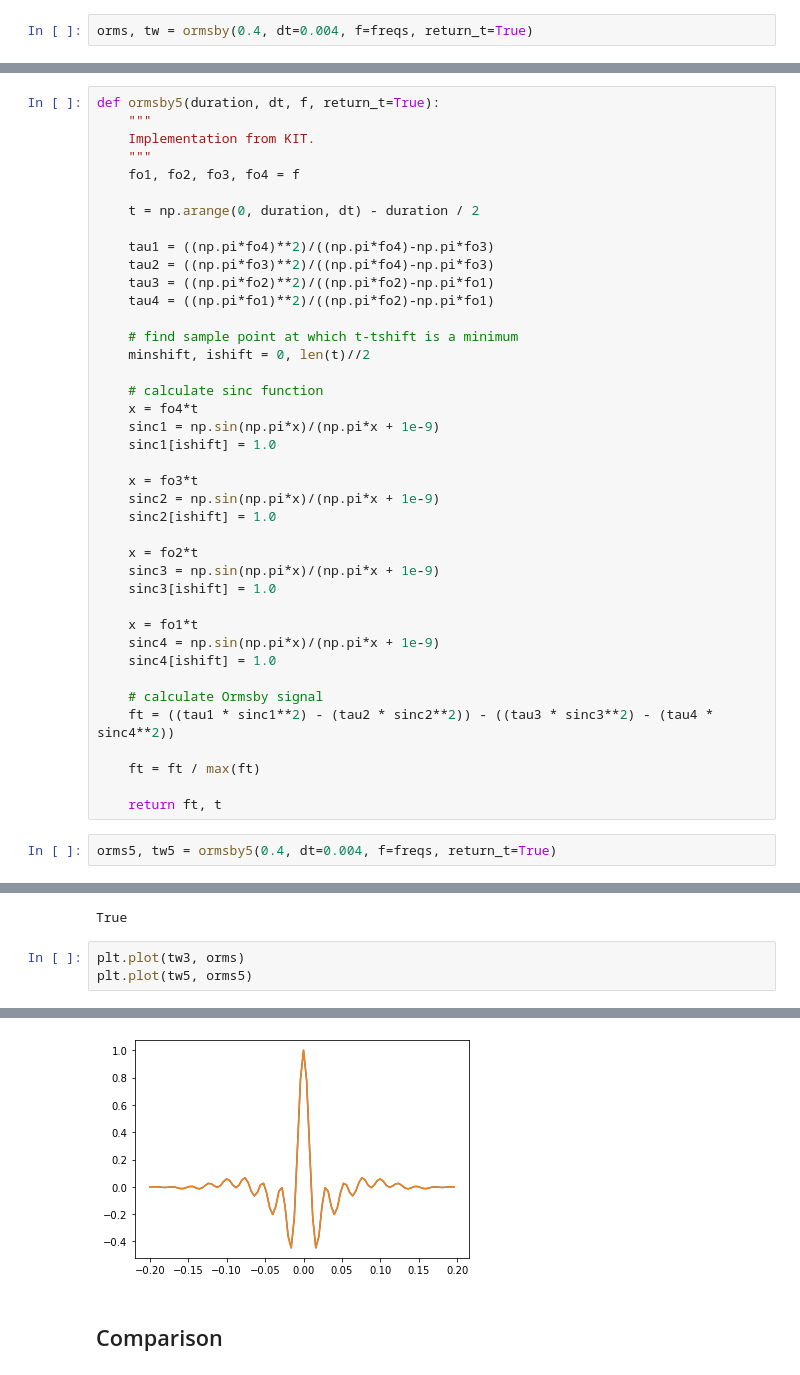
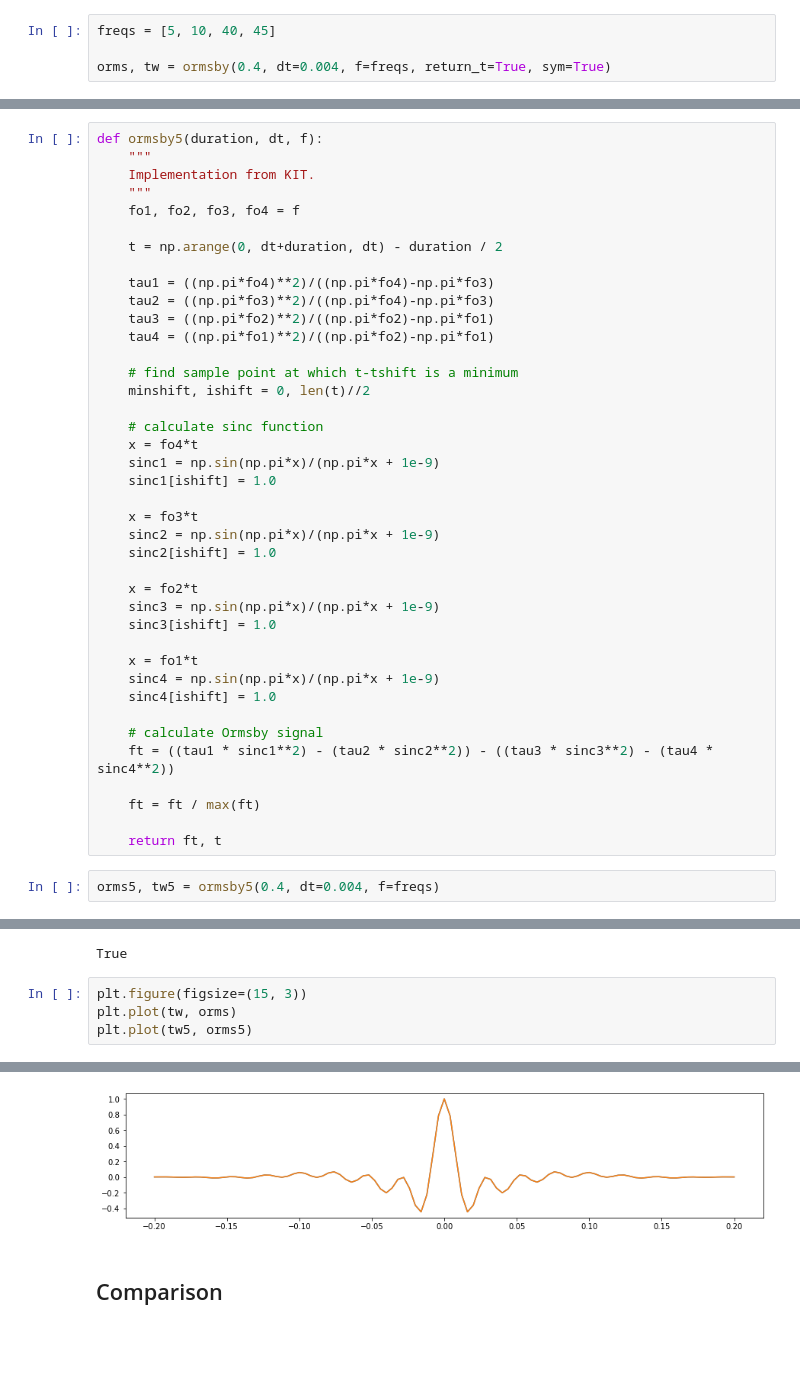
Before and after one commit to softwareunderground/repro-zoo, a Jupyter notebook: ryan-1994/Ormsby_wavelet_reproducibility.ipynb, the cells around one changed output, grey strips where cells are left out. Drawn from its saved outputs; the diff is of its cells as text; blank space fills up the shorter version.

Commit message:
ready for curvenote

```diff
--- a/ryan-1994/Ormsby_wavelet_reproducibility.ipynb
+++ b/ryan-1994/Ormsby_wavelet_reproducibility.ipynb
@@ -36,5 +36,7 @@ freqs = [5, 10, 40, 45]
 # %%
-orms, tw = ormsby(0.4, dt=0.004, f=freqs, return_t=True)
+freqs = [5, 10, 40, 45]
+
+orms, tw = ormsby(0.4, dt=0.004, f=freqs, return_t=True, sym=True)
 # %% [markdown]
 Let's plot the Ormsby wavelet in the time domain.
 # %%
@@ -280,13 +324,13 @@ https://git.scc.kit.edu/GPIAG-Software/SOFI2D/blob/Release/mfiles/wavelet_gen.m
 
 NB MATLAB also uses the extra pi term in the sinc function, so it should behave like NumPy.
 # %%
-def ormsby5(duration, dt, f, return_t=True):
+def ormsby5(duration, dt, f):
     """
     Implementation from KIT.
     """
     fo1, fo2, fo3, fo4 = f
 
-    t = np.arange(0, duration, dt) - duration / 2
+    t = np.arange(0, dt+duration, dt) - duration / 2
 
     tau1 = ((np.pi*fo4)**2)/((np.pi*fo4)-np.pi*fo3)
     tau2 = ((np.pi*fo3)**2)/((np.pi*fo4)-np.pi*fo3)
@@ -320,7 +364,7 @@ def ormsby5(duration, dt, f, return_t=True):
 
     return ft, t
 # %%
-orms5, tw5 = ormsby5(0.4, dt=0.004, f=freqs, return_t=True)
+orms5, tw5 = ormsby5(0.4, dt=0.004, f=freqs)
 # %% [markdown]
 The result exactly matches the Ryan wavelet.
 # %%
@@ -328,11 +372,12 @@ np.allclose(orms, orms5)
 # %% [output]
 True
 # %%
-plt.plot(tw3, orms)
+plt.figure(figsize=(15, 3))
+plt.plot(tw, orms)
 plt.plot(tw5, orms5)
 # %% [output]
 [<matplotlib.lines.Line2D at 0x...>]
-[figure, old version]
+[figure, new version]
 # %% [markdown]
 ## Comparison
 # %%
```
Also changed, not shown: parts of 23 cells of this notebook.
